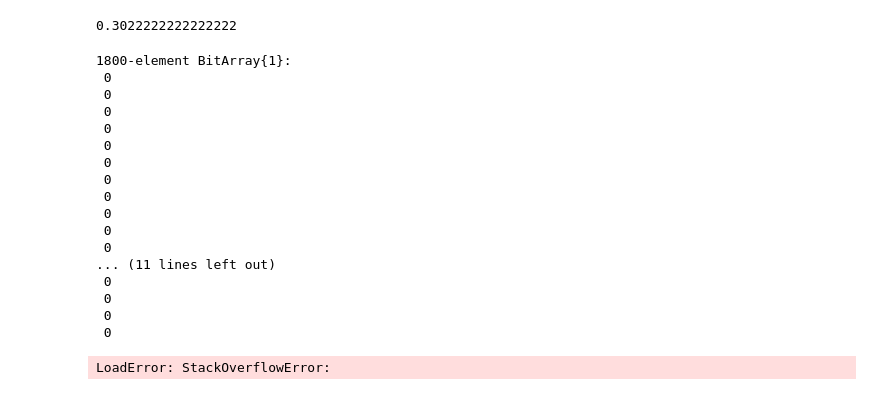
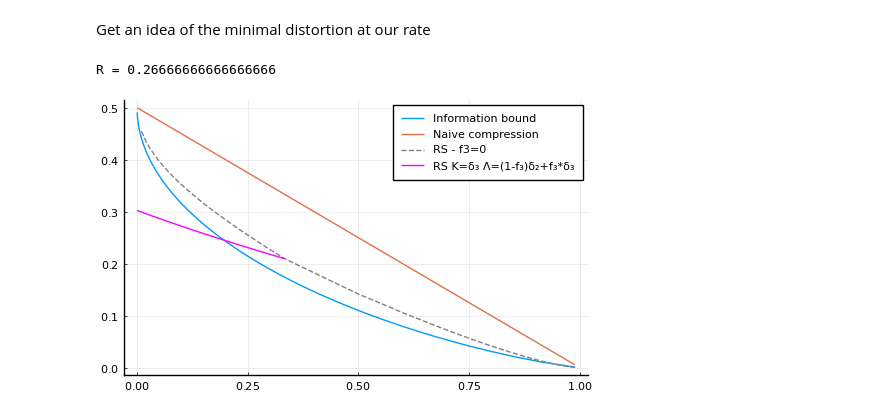
Before and after one commit to stecrotti/sourcecoding, a Jupyter notebook: notebooks/Monte carlo around codeword.ipynb, the cells around one changed output. Cells and saved outputs as stored; diff of their text form; code cells hidden in the pictures.

```diff
--- a/notebooks/Monte carlo around codeword.ipynb
+++ b/notebooks/Monte carlo around codeword.ipynb
@@ -28,34 +71,14 @@ LoadError: StackOverflowError:
+# %% [markdown]
+Get an idea of the minimal distortion at our rate
+# %%
+pl = plot_rdb()
+@show R
+plot(pl, size=(500,300))
+# %% [output]
+R = 0.26666666666666666
+[figure, added]
 # %%
-cw = falses(n)
-dist = 0.3
-s = [rand()<dist for _ in 1:n]
-mean(s)
+N = 10^6
+H = 2
+dist = 0.2
+src = [rand()<dist for _ in 1:fg.n];
-# %% [output]
-0.3022222222222222
-# %%
-depths=lr(fg)[1]
-isincore= (depths .== 0)
-# %% [output]
-1800-element BitArray{1}:
- 0
- 0
- 0
- 0
- 0
- 0
- 0
- 0
- 0
- 0
- 0
-... (11 lines left out)
- 0
- 0
- 0
- 0
-# %%
-mc_move = MetropSmallJumps()
-adapt_to_model!(mc_move, lm)
-to_flip, newvals = propose(mc_move, lm, MersenneTwister(123))
-# %% [output]
-LoadError: StackOverflowError:
```
Also changed, not shown: parts of 23 cells of this notebook, 4 other files.
